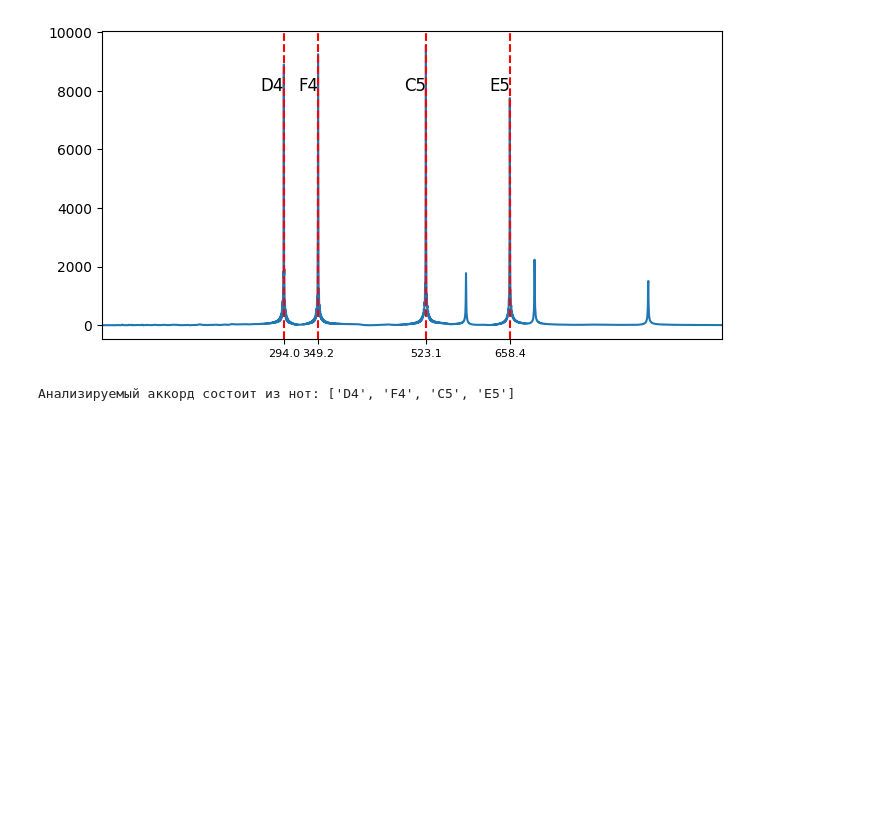
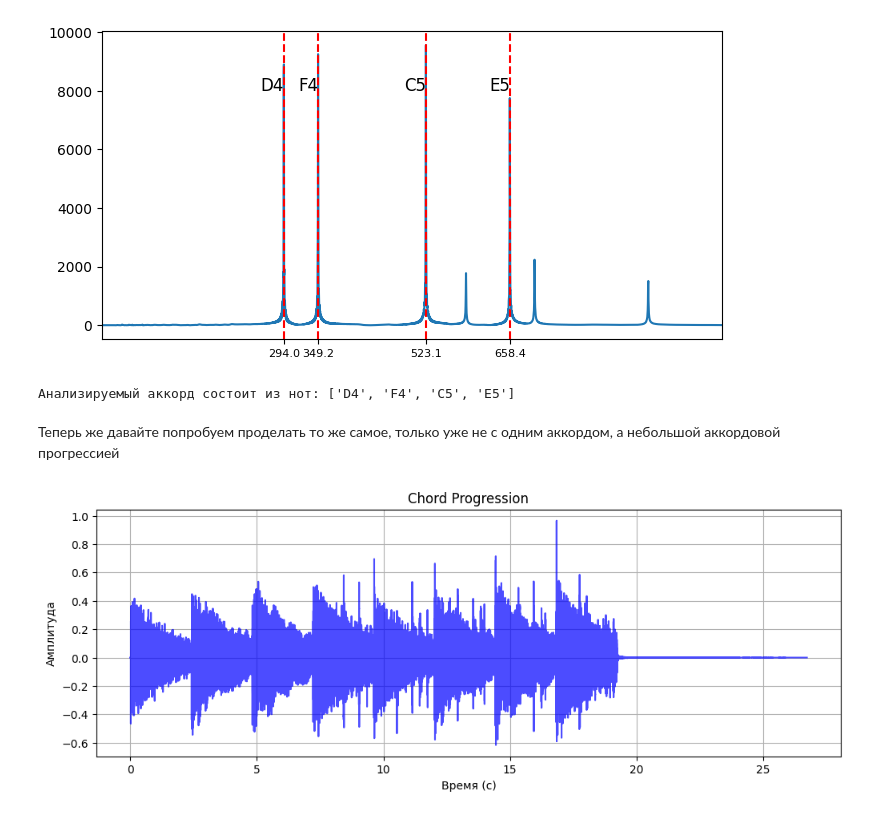
Before and after one commit to gi6rgi/audio_course, a Jupyter notebook: lesson3_fourier_transform.ipynb, the cells around one changed output. Saved outputs shown, nothing was run; the diff lists cells and outputs as text; code cells hidden in the pictures; blank space fills up the shorter version.

```diff
--- a/lesson3_fourier_transform.ipynb
+++ b/lesson3_fourier_transform.ipynb
@@ -140,3 +140,14 @@ None
 print(f"Анализируемый аккорд состоит из нот: {[librosa.hz_to_note(frequency_hz) for frequency_hz in peak_freqs]}")
 # %% [output]
 Анализируемый аккорд состоит из нот: ['D4', 'F4', 'C5', 'E5']
+# %% [markdown]
+Теперь же давайте попробуем проделать то же самое, только уже не с одним аккордом, а небольшой аккордовой прогрессией
+# %%
+CHORD_PROGRESSION_PATH = "audio/progression.mp3"
+
+progression_y, sr = librosa.load(CHORD_PROGRESSION_PATH)
+
+plot_audio_signal(y=progression_y, sr=sr, title="Chord Progression")
+ipd.Audio(progression_y, rate=sr)
+# %% [output]
+[figure, added]
```
Also changed, not shown: parts of 4 cells of this notebook, 1 other file.
